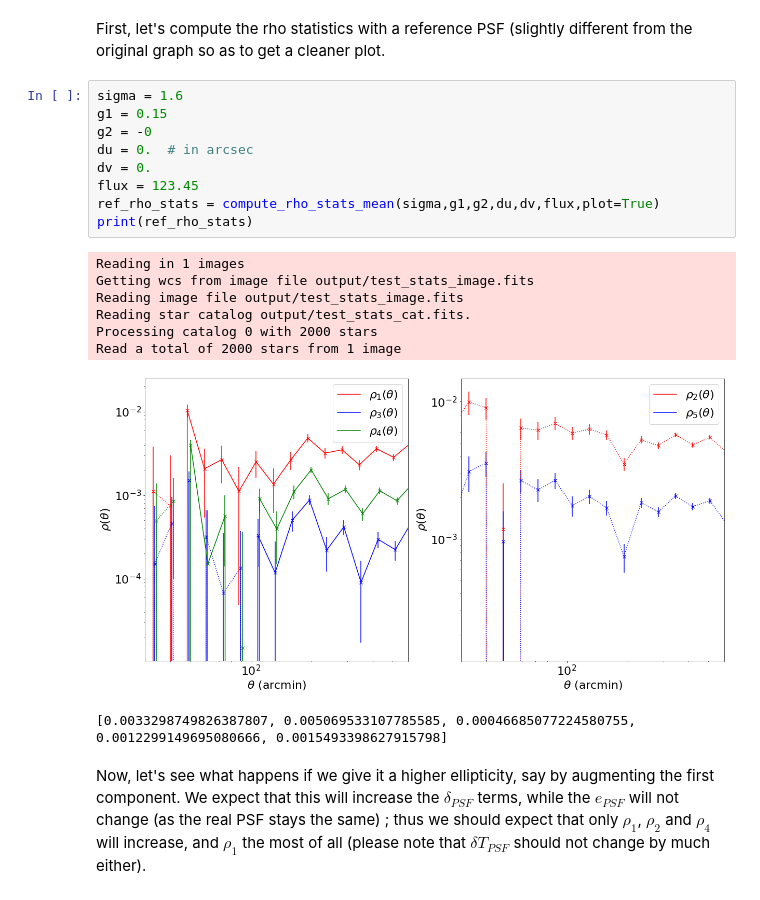
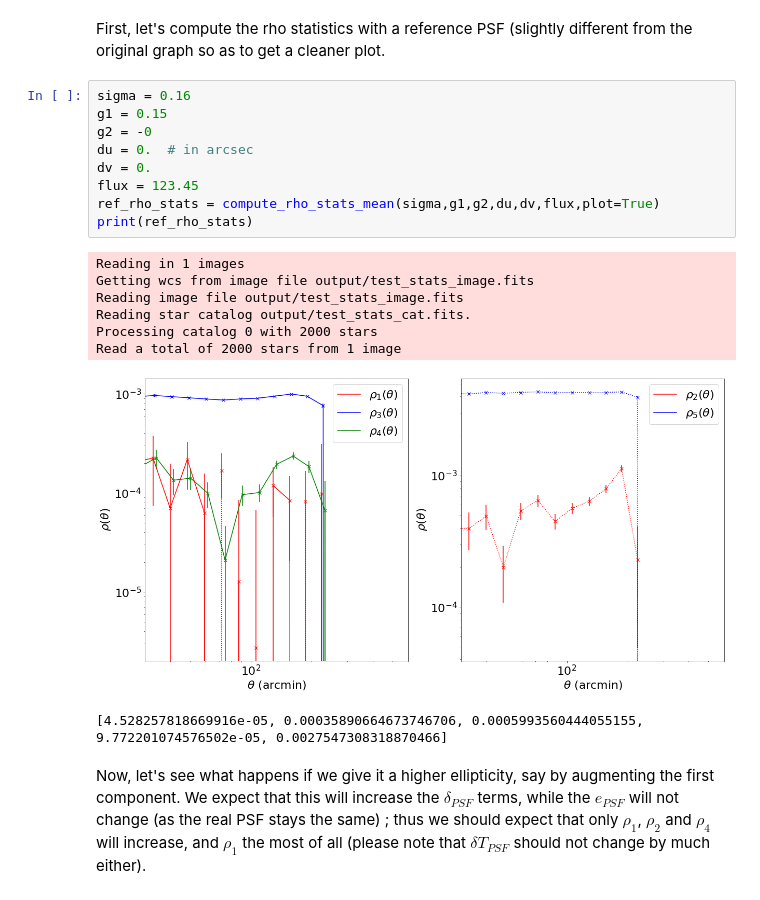
Before and after one commit to CosmoStat/Shear-and-PSF-Reading-Group, a Jupyter notebook: shearbook/psf/rho-statistics.ipynb, the cells around one changed output. Cells and saved outputs as stored; diff of their text form.

```diff
--- a/shearbook/psf/rho-statistics.ipynb
+++ b/shearbook/psf/rho-statistics.ipynb
@@ -222,23 +222,23 @@ def compute_rho_stats_mean(sigma,g1,g2,du,dv,flux,plot=False):
 # %% [markdown]
 First, let's compute the rho statistics with a reference PSF (slightly different from the original graph so as to get a cleaner plot.
 # %%
-sigma = 1.6
+sigma = 0.16
 g1 = 0.15
 g2 = -0
 du = 0.  # in arcsec
 dv = 0.
 flux = 123.45
 ref_rho_stats = compute_rho_stats_mean(sigma,g1,g2,du,dv,flux,plot=True)
 print(ref_rho_stats)
 # %% [output]
 Reading in 1 images
 Getting wcs from image file output/test_stats_image.fits
 Reading image file output/test_stats_image.fits
 Reading star catalog output/test_stats_cat.fits.
 Processing catalog 0 with 2000 stars
 Read a total of 2000 stars from 1 image
-[figure, old version]
+[figure, new version]
-[0.0033298749826387807, 0.005069533107785585, 0.00046685077224580755, 0.0012299149695080666, 0.0015493398627915798]
+[4.528257818669916e-05, 0.00035890664673746706, 0.0005993560444055155, 9.772201074576502e-05, 0.0027547308318870466]
 # %% [markdown]
 Now, let's see what happens if we give it a higher ellipticity, say by augmenting the first component. We expect that this will increase the $\delta_{PSF}$ terms, while the $e_{PSF}$ will not change (as the real PSF stays the same) ; thus we should expect that only $\rho_1$, $\rho_2$ and $\rho_4$ will increase, and $\rho_1$ the most of all  (please note that $\delta T_{PSF}$ should not change by much either).
 # %%
```
Also changed, not shown: parts of 7 cells of this notebook.
